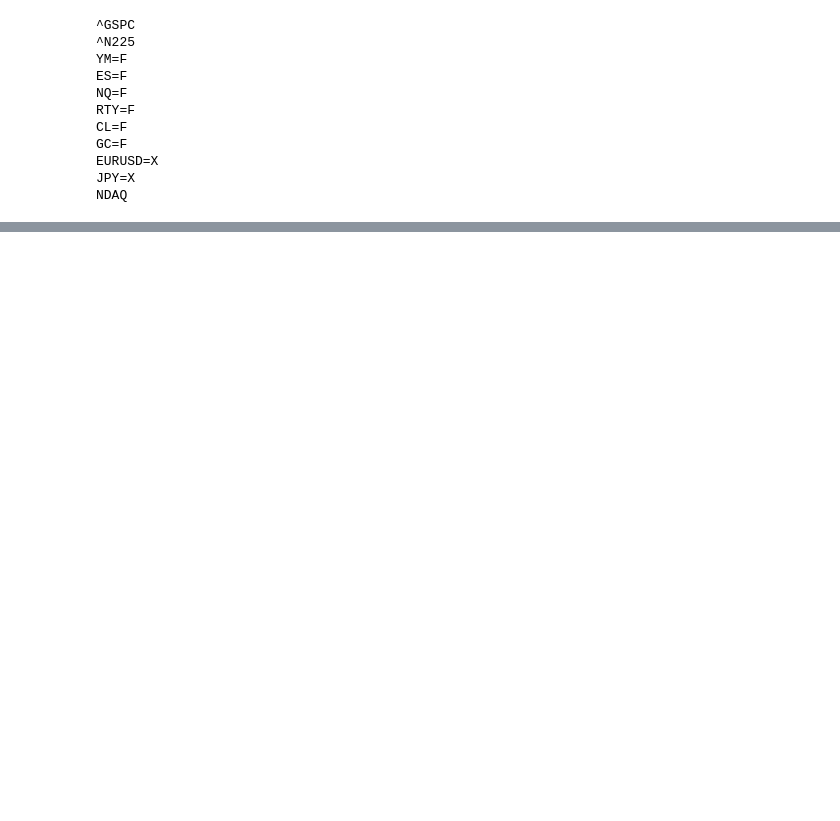
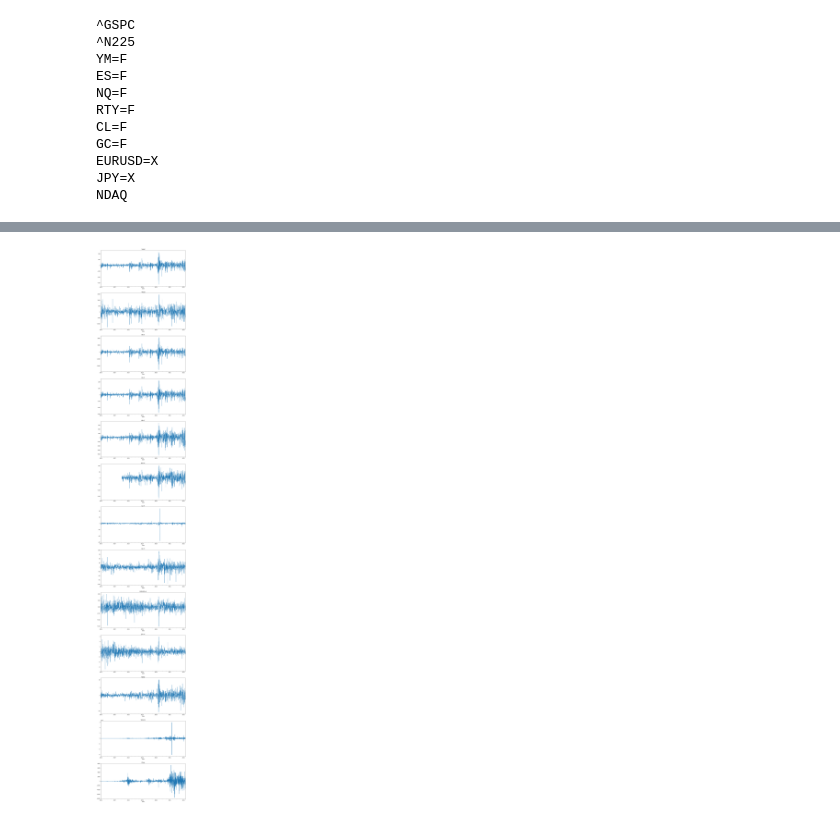
Before and after one commit to ByeonggeonGo/dart_rl_up, a Jupyter notebook: ml_flask_api_server/test.ipynb, the cells around one changed output, grey strips where cells are left out. Saved outputs shown, nothing was run; the diff lists cells and outputs as text; code cells hidden in the pictures; blank space fills up the shorter version.

```diff
--- a/ml_flask_api_server/test.ipynb
+++ b/ml_flask_api_server/test.ipynb
@@ -76,0 +86,37 @@ for i,val in enumerate(x_list):
+# %%
+def difference(dataset, interval=1):
+	temp = copy.deepcopy(dataset)
+
+	#dataset[i][j]
+	for j in range(len(dataset[0])):
+		for i in range(interval, len(dataset)):
+			if math.isnan(dataset[i-interval][j]):
+				t = interval
+				while math.isnan(dataset[i-t][j]) and i>=t:
+					t += 1
+				value = dataset[i][j] - dataset[i-t][j]
+				temp[i][j] = value
+
+			else:
+				value = dataset[i][j] - dataset[i-interval][j]
+				temp[i][j] = value
+
+
+	return temp
+
+
+params = ['Volume', 'Close']
+x_data_sub1 = pd.concat(x_list,axis=1)['Close']
+x_data_sub1 = pd.concat([x_data_sub1,y[params]],axis=1)
+x_data_sub1.columns = x_list_code + y[params].columns.to_list()
+
+diff = difference(x_data_sub1.values)
+x_data_sub1.iloc[:,:] = diff
+data = x_data_sub1.iloc[1:,:]
+# %%
+for i,val in enumerate(data.columns):
+    a=plt.subplot(len(data.columns),1,i+1)
+    a.set_title(val)
+    data[val].plot(figsize=(15,100))
+# %% [output]
+[figure, added]
```
Also changed, not shown: parts of 24 cells of this notebook, 2 other files.
